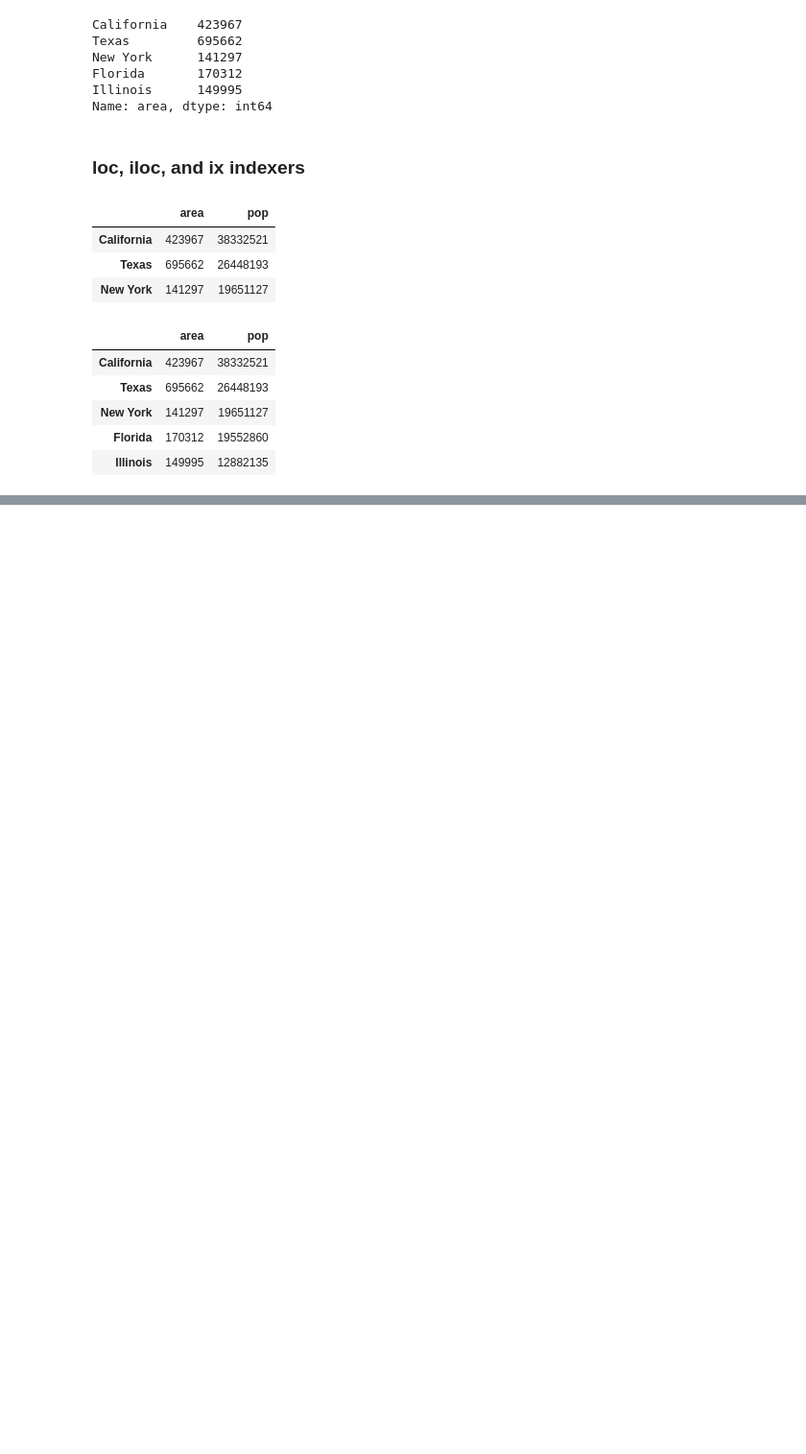
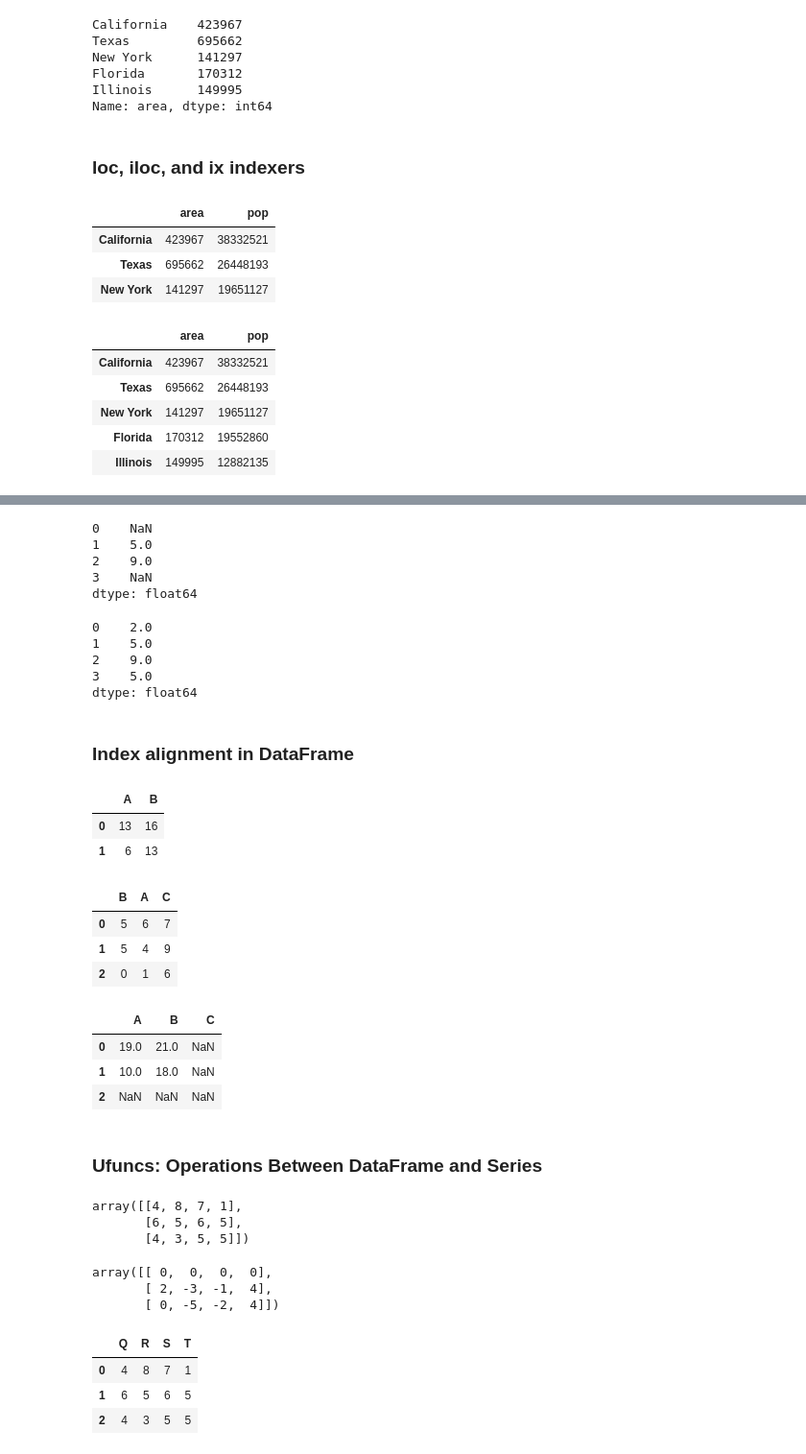
Before and after one commit to shredder47/Data-Science-Using-Python, a Jupyter notebook: DS_Pandas.ipynb, the cells around one changed output, grey strips where cells are left out. Shown at 96% size. Cells and saved outputs as stored; diff of their text form; code cells hidden in the pictures; blank space fills up the shorter version.

```diff
--- a/DS_Pandas.ipynb
+++ b/DS_Pandas.ipynb
@@ -360,0 +429,67 @@ data.loc[:'Illinois', :'pop']
+# %%
+A = pd.Series([2, 4, 6], index=[0, 1, 2])
+B = pd.Series([1, 3, 5], index=[1, 2, 3])
+A + B
+# %% [output]
+0    NaN
+1    5.0
+2    9.0
+3    NaN
+dtype: float64
+# %%
+# or remove NaN like this
+A.add(B, fill_value=0)
+# %% [output]
+0    2.0
+1    5.0
+2    9.0
+3    5.0
+dtype: float64
+# %% [markdown]
+### Index alignment in DataFrame
+# %%
+A = pd.DataFrame(np.random.randint(0, 20, (2, 2)),columns=list('AB'))
+A
+# %% [output]
+|  | A | B |
+| 0 | 13 | 16 |
+| 1 | 6 | 13 |
+# %%
+B = pd.DataFrame(np.random.randint(0, 10, (3, 3)),columns=list('BAC'))
+B
+# %% [output]
+|  | B | A | C |
+| 0 | 5 | 6 | 7 |
+| 1 | 5 | 4 | 9 |
+| 2 | 0 | 1 | 6 |
+# %%
+A + B
+# %% [output]
+|  | A | B | C |
+| 0 | 19.0 | 21.0 | NaN |
+| 1 | 10.0 | 18.0 | NaN |
+| 2 | NaN | NaN | NaN |
+# %% [markdown]
+### Ufuncs: Operations Between DataFrame and Series
+# %%
+A = np.random.randint(10, size=(3, 4))
+A
+# %% [output]
+array([[4, 8, 7, 1],
+       [6, 5, 6, 5],
+       [4, 3, 5, 5]])
+# %%
+A - A[0]
+# %% [output]
+array([[ 0,  0,  0,  0],
+       [ 2, -3, -1,  4],
+       [ 0, -5, -2,  4]])
+# %%
+# In Pandas, the convention similarly operates row-wise by default:
+df = pd.DataFrame(A, columns=list('QRST'))
+df
+# %% [output]
+|  | Q | R | S | T |
+| 0 | 4 | 8 | 7 | 1 |
+| 1 | 6 | 5 | 6 | 5 |
+| 2 | 4 | 3 | 5 | 5 |
```
Also changed, not shown: parts of 11 cells of this notebook.
